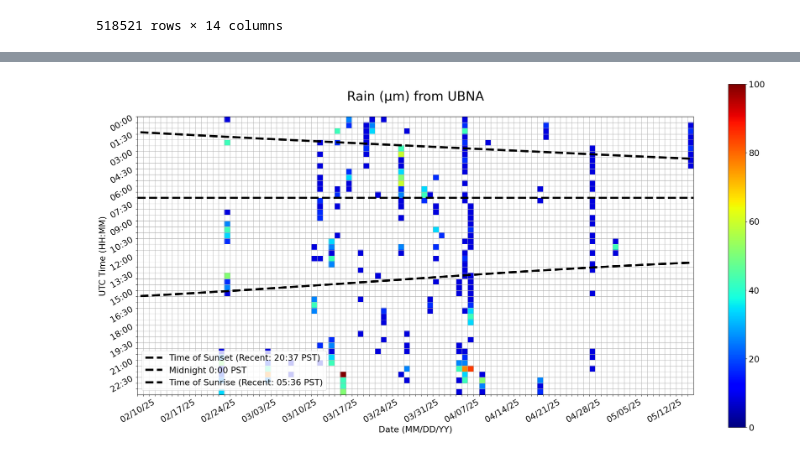
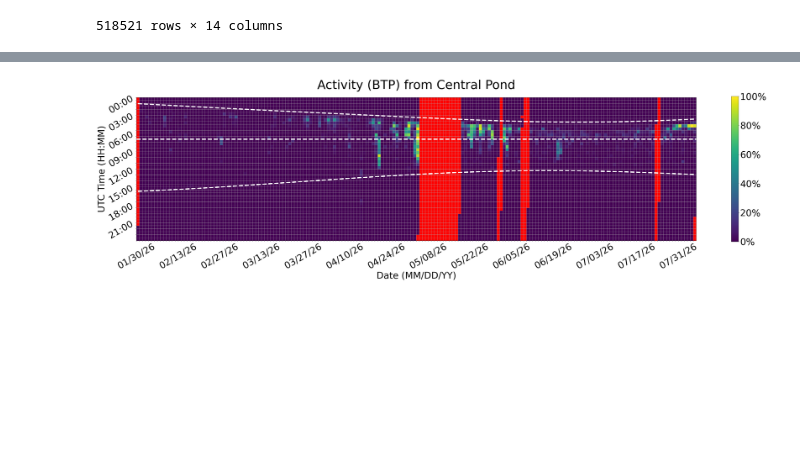
Before and after one commit to aditya-uw/bat-detector-msds, a Jupyter notebook: daily_notebooks/20260821__trying_to_make_grid_for_temp.ipynb, the cells around one changed output, grey strips where cells are left out. Cells and saved outputs as stored; diff of their text form; code cells hidden in the pictures; blank space fills up the shorter version.

```diff
--- a/daily_notebooks/20260821__trying_to_make_grid_for_temp.ipynb
+++ b/daily_notebooks/20260821__trying_to_make_grid_for_temp.ipynb
@@ -244,7 +215,19 @@ plot_cumulative_var(var_df, data_params, f"{col} (F) from {data_params['site']}"
-# %%
-col = 'Rain'
-
-var_df = make_df_of_var(atg_obs, col, dates[year])
-plot_cumulative_var(var_df, data_params, f"{col} (µm) from {data_params['site']}", col, perfect=True, save=False)
-# %% [output]
-[figure, removed]
+# %%
+site = 'Central Pond'
+cfg = dict()
+cfg["site"] = site
+cfg['freq_group'] = ''
+cfg["recording_start"] = '00:00'
+cfg["recording_end"] = '23:59'
+cfg['resample_tag'] = "30T"
+cfg['show_PST'] = False
+cfg['selection_of_dates'] = f'recover-{year}0[2|3|4|5|6|7|8|9]*'
+cfg['METRIC'] = 'BOUTTIMEPERCENTAGE'
+cfg['COL_TAG'] = 'bout_time_percentage'
+cfg['METRIC_TAG'] = 'BTP'
+cfg['UPPER_LIM'] = 1000
+
+activity_df1 = batdetect2_pipeline.construct_cumulative_activity(cfg, cfg, cfg['freq_group'], save=False)
+batdetect2_pipeline.plot_cumulative_activity(activity_df1, cfg, cfg['freq_group'], save=False, plot_in_line=True)
+# %% [output]
+[figure, added]
```
Also changed, not shown: parts of 14 cells of this notebook.
